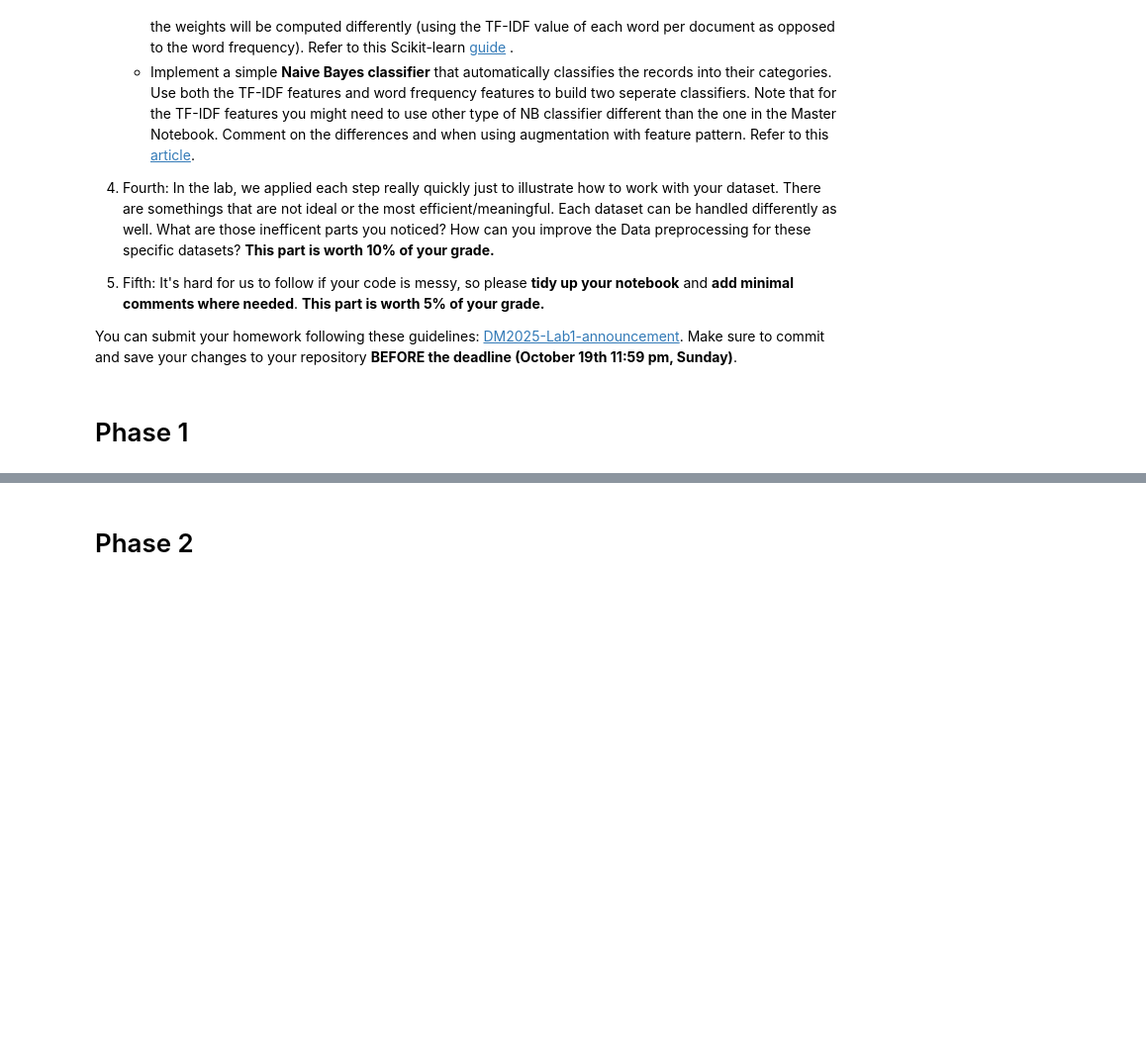
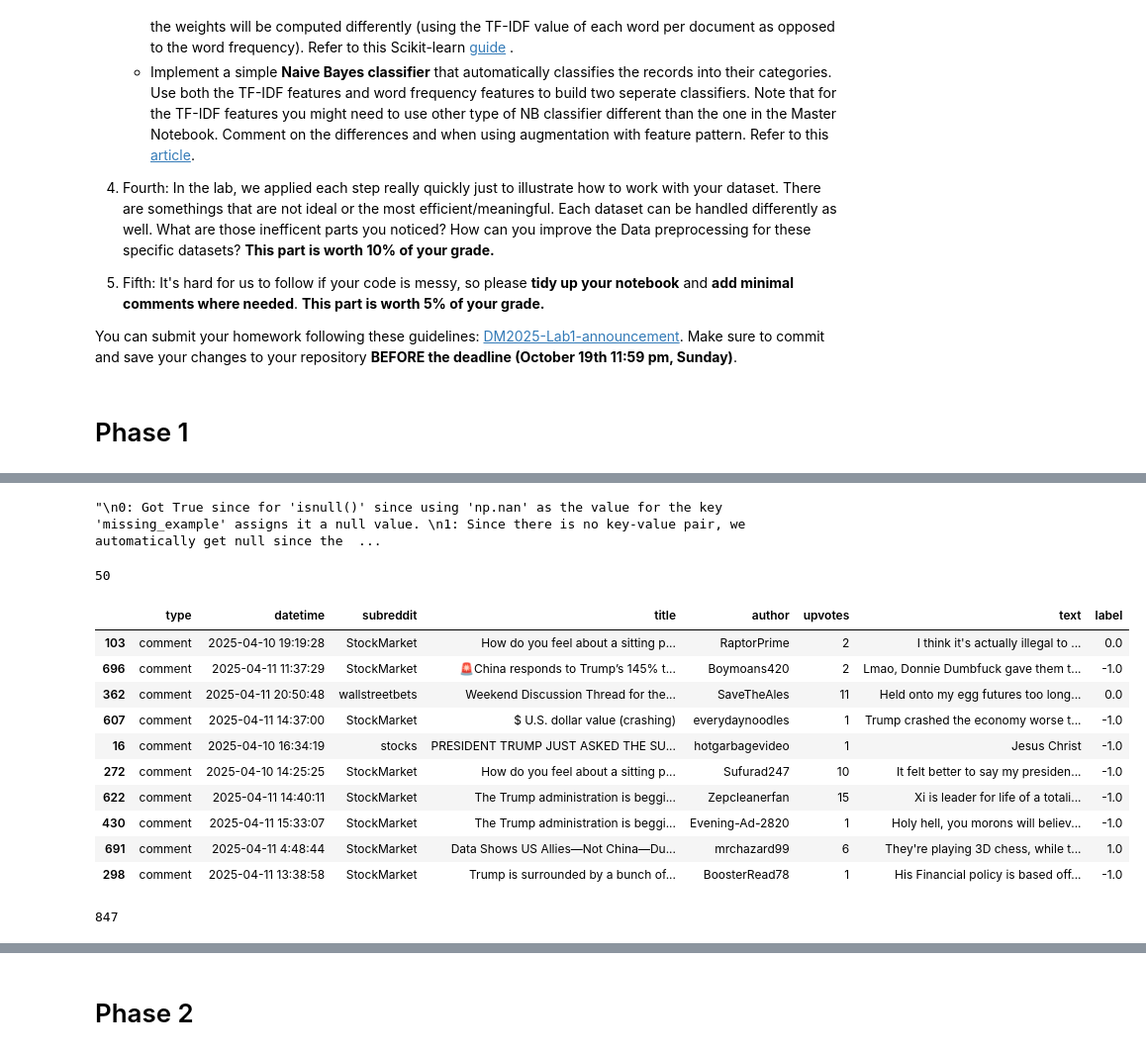
Before and after one commit to vishxrad/DM2025-Lab1-Exercise, a Jupyter notebook: DM2025-Lab1-Homework.ipynb, the cells around one changed output, grey strips where cells are left out. Shown: that part at 99% size. Drawn from its saved outputs; the diff is of its cells as text; code cells hidden in the pictures; blank space fills up the shorter version.

Commit message:
Halfway there

```diff
--- a/DM2025-Lab1-Homework.ipynb
+++ b/DM2025-Lab1-Homework.ipynb
@@ -62,0 +80,3 @@ You can submit your homework following these guidelines: [DM2025-Lab1-announceme
+# %%
+reddit_stock = pd.read_csv("newdataset\Reddit-stock-sentiment.csv")
+reddit_stock.tail(5)
@@ -62,0 +90,3 @@ You can submit your homework following these guidelines: [DM2025-Lab1-announceme
+# %%
+reddit_stock= reddit_stock.drop(columns=['post_id', 'url', 'downvotes', 'upvote_ratio', 'subjectivity', 'polarity', 'sentiment', 'entities'])
+reddit_stock.tail(5)
@@ -62,0 +206,35 @@ You can submit your homework following these guidelines: [DM2025-Lab1-announceme
+# %%
+# Answer here
+"""
+0: Got True since for 'isnull()' since using 'np.nan' as the value for the key 'missing_example' assigns it a null value.
+1: Since there is no key-value pair, we automatically get null since the value doesn't exist.
+2: Even though we supposedly put 'NaN' as the value but since it was a string, it was not null and hence we got False.
+3: Same as the previous, 'None' is used as a string and hence we get False when using 'isnull()'.
+4: Since None is a keyword in python with the value null, we get True.
+5: Even though the value is blank, it still exists in the form of an empty string and hence is not null, giving us a false.
+"""
+# %% [output]
+"\n0: Got True since for 'isnull()' since using 'np.nan' as the value for the key 'missing_example' assigns it a null value. \n1: Since there is no key-value pair, we automatically get null since the  ...
+# %%
+X = reddit_stock.sample(n=50)
+len(X)
+# %% [output]
+50
+# %%
+X[:10]
+# %% [output]
+|  | type | datetime | subreddit | title | author | upvotes | text | label |
+| 103 | comment | 2025-04-10 19:19:28 | StockMarket | How do you feel about a sitting p... | RaptorPrime | 2 | I think it's actually illegal to ... | 0.0 |
+| 696 | comment | 2025-04-11 11:37:29 | StockMarket | 🚨China responds to Trump’s 145% t... | Boymoans420 | 2 | Lmao, Donnie Dumbfuck gave them t... | -1.0 |
+| 362 | comment | 2025-04-11 20:50:48 | wallstreetbets | Weekend Discussion Thread for the... | SaveTheAles | 11 | Held onto my egg futures too long... | 0.0 |
+| 607 | comment | 2025-04-11 14:37:00 | StockMarket | $ U.S. dollar value (crashing) | everydaynoodles | 1 | Trump crashed the economy worse t... | -1.0 |
+| 16 | comment | 2025-04-10 16:34:19 | stocks | PRESIDENT TRUMP JUST ASKED THE SU... | hotgarbagevideo | 1 | Jesus Christ | -1.0 |
+| 272 | comment | 2025-04-10 14:25:25 | StockMarket | How do you feel about a sitting p... | Sufurad247 | 10 | It felt better to say my presiden... | -1.0 |
+| 622 | comment | 2025-04-11 14:40:11 | StockMarket | The Trump administration is beggi... | Zepcleanerfan | 15 | Xi is leader for life of a totali... | -1.0 |
+| 430 | comment | 2025-04-11 15:33:07 | StockMarket | The Trump administration is beggi... | Evening-Ad-2820 | 1 | Holy hell, you morons will believ... | -1.0 |
+| 691 | comment | 2025-04-11 4:48:44 | StockMarket | Data Shows US Allies—Not China—Du... | mrchazard99 | 6 | They're playing 3D chess, while t... | 1.0 |
+| 298 | comment | 2025-04-11 13:38:58 | StockMarket | Trump is surrounded by a bunch of... | BoosterRead78 | 1 | His Financial policy is based off... | -1.0 |
+# %%
+len(reddit_stock)
+# %% [output]
+847
```
Also changed, not shown: parts of 22 cells of this notebook.
